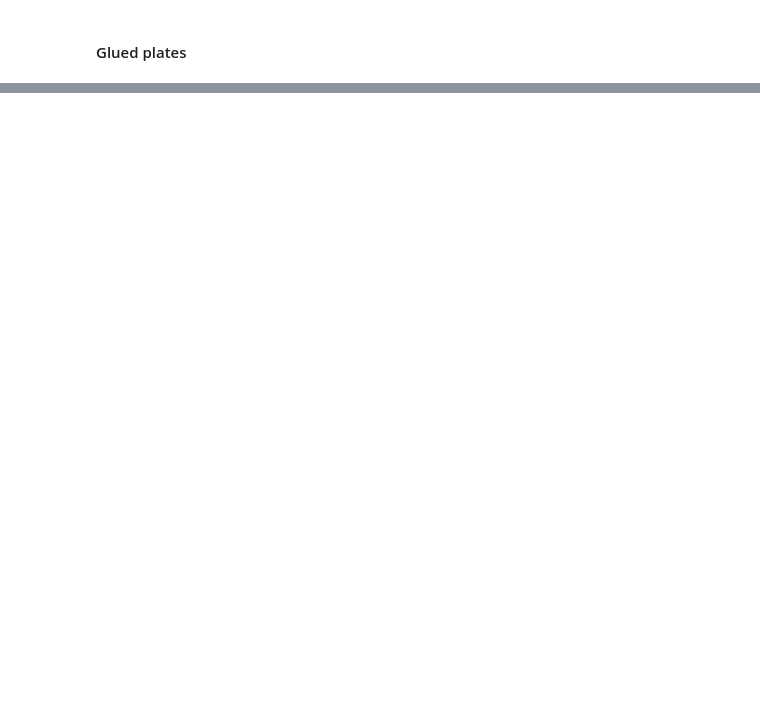
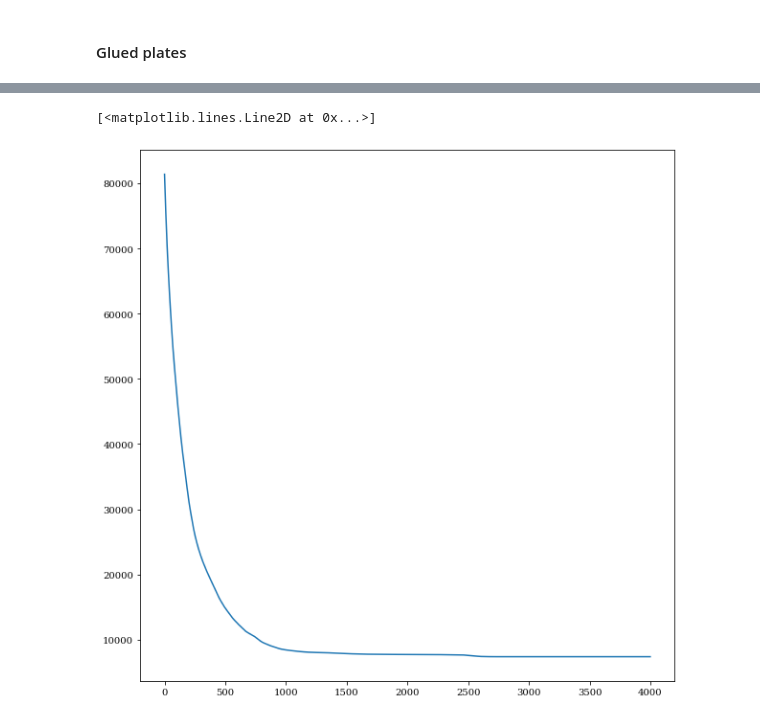
Before and after one commit to TolimanSpace/toliman_dp_design_testing, a Jupyter notebook: Gluing_Characterisation_8_25.ipynb, the cells around one changed output, grey strips where cells are left out. Drawn from its saved outputs; the diff is of its cells as text; code cells hidden in the pictures; blank space fills up the shorter version.

```diff
--- a/Gluing_Characterisation_8_25.ipynb
+++ b/Gluing_Characterisation_8_25.ipynb
@@ -2377,0 +1072,29 @@ plt.colorbar(label="OPD (m)")
+# %%
+# Create models - one per frame of data
+configs = [instrument_sp180_r, instrument_sp270_r] # model configurations to optimise upon
+models = []
+for i, instrument_model in enumerate(configs):
+    # make x copies of the model, one for each frame of data
+    temp_config = [instrument_model]*frames_i.shape[0]
+    models.append(temp_config)
+# %%
+# Create optimisation managers - one per spider configuration
+OMS = []
+for i in range(len(models)):
+    om = OptimManager(
+        models=models[i],
+        data=linear_imgs[:,i,:,:],
+        params=params,
+        loss_fn="poisson", # poisson loss for photon counting
+        optimisers=optimisers,
+        jointly_fit_params=["spider.rotation"], # each config has a unique spider orientation - jointly fit for that over time/frames
+    )
+
+    OMS.append(om)
+
+# Create a joint optimisation manager to optimise the system aberrations over both spider configs
+optimisation_manager = JointOptimManager(optim_managers=OMS,
+                                        jointly_fit_params=["aperture.coefficients"], # coefficients should be same over time over both spider orientations
+                                        )
+# %%
+OMS[0].run_optimisation(num_steps=4000)
@@ -2377,0 +1103,5 @@ plt.colorbar(label="OPD (m)")
+# %%
+plt.plot(OMS[0].param_update_dict['net loss'])
+# %% [output]
+[<matplotlib.lines.Line2D at 0x...>]
+[figure, added]
```
Also changed, not shown: parts of 107 cells of this notebook, 3 other files.
